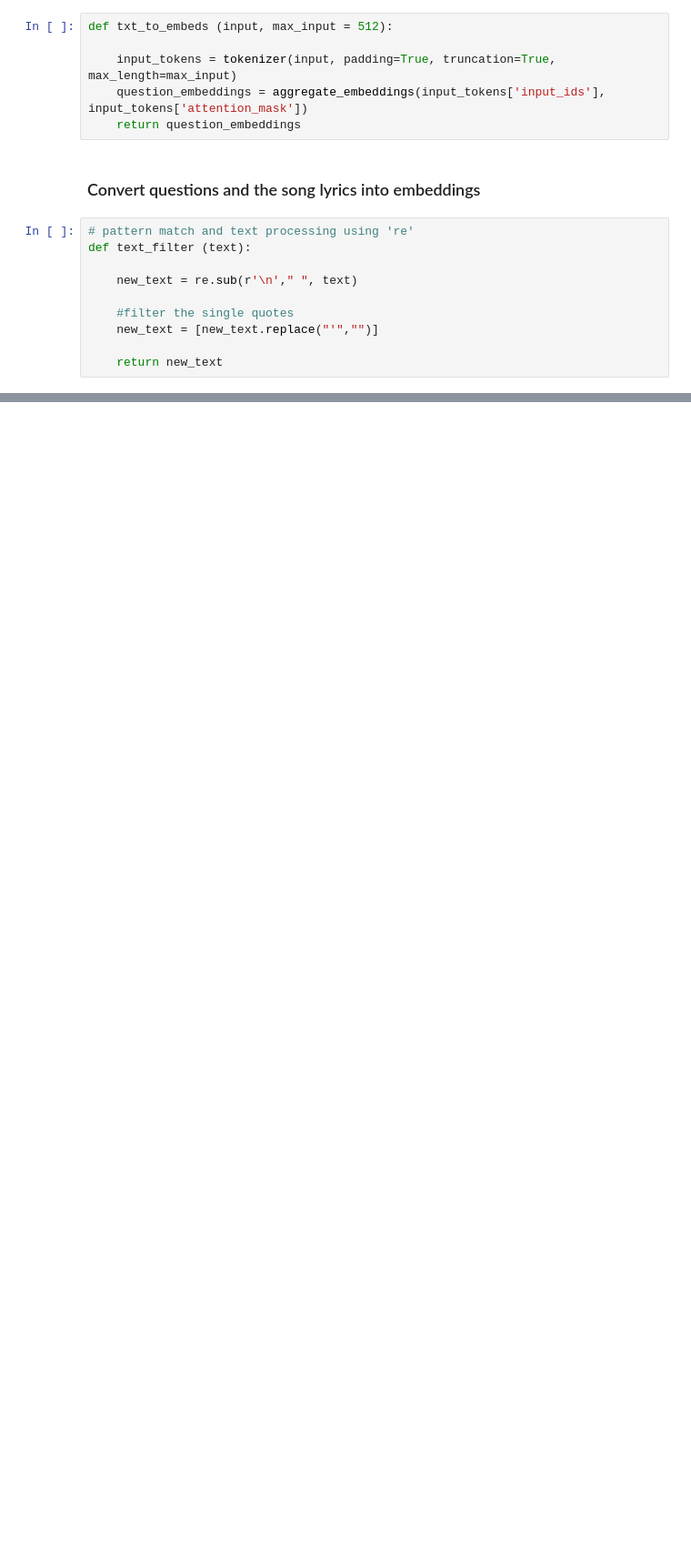
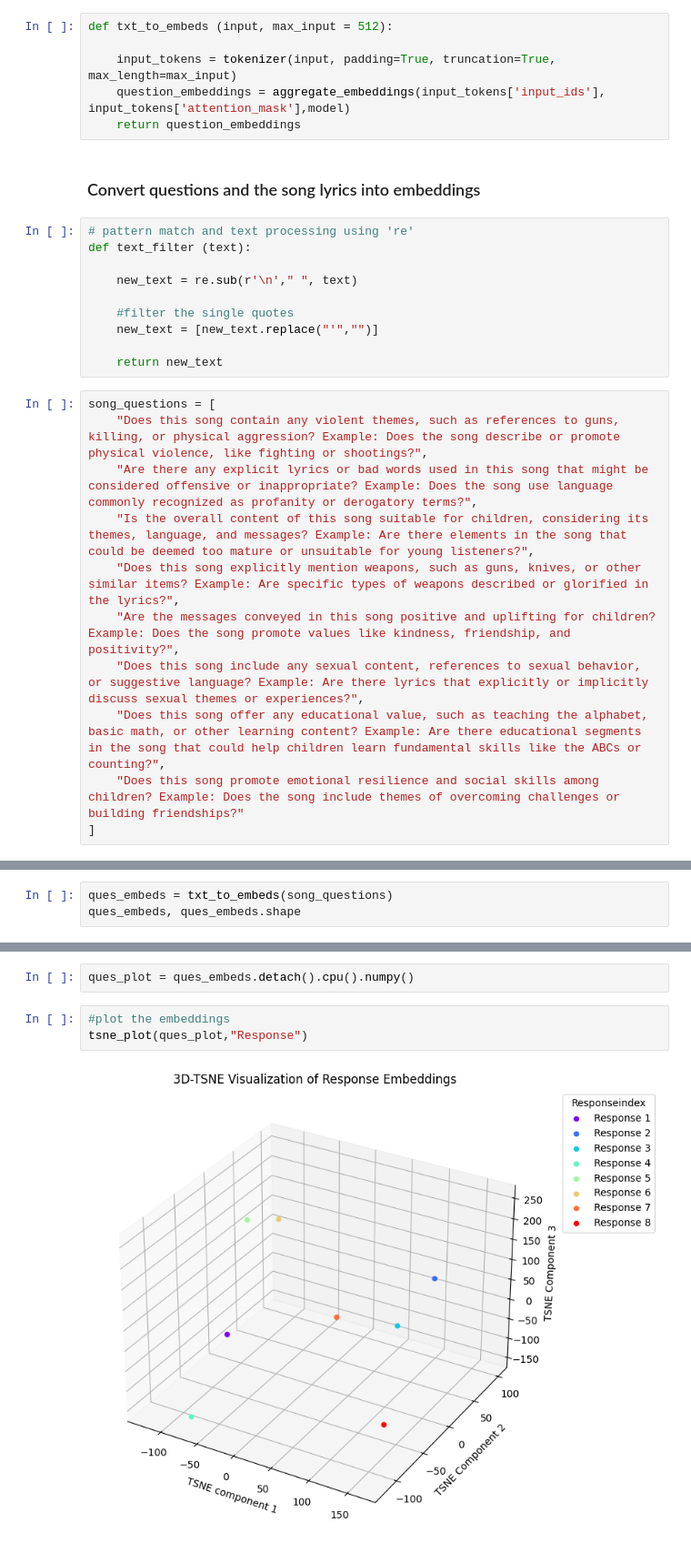
Before and after one commit to VishSeran/rag-policy-assistant, a Jupyter notebook: notebooks/children-song-filter.ipynb, the cells around one changed output, grey strips where cells are left out. Shown at 91% size. Saved outputs shown, nothing was run; the diff lists cells and outputs as text; blank space fills up the shorter version.

Commit message:
ques embeddings plot updated

```diff
--- a/notebooks/children-song-filter.ipynb
+++ b/notebooks/children-song-filter.ipynb
@@ -226,7 +218,7 @@ def aggregate_embeddings (input_ids, attention_mask, model:BertModel):
 def txt_to_embeds (input, max_input = 512):
 
     input_tokens = tokenizer(input, padding=True, truncation=True, max_length=max_input)
-    question_embeddings = aggregate_embeddings(input_tokens['input_ids'], input_tokens['attention_mask'])
+    question_embeddings = aggregate_embeddings(input_tokens['input_ids'], input_tokens['attention_mask'],model)
     return question_embeddings
 # %% [markdown]
 ### Convert questions and the song lyrics into embeddings
@@ -240,3 +232,14 @@ def text_filter (text):
     new_text = [new_text.replace("'","")]
 
     return new_text
+# %%
+song_questions = [
+    "Does this song contain any violent themes, such as references to guns, killing, or physical aggression? Example: Does the song describe or promote physical violence, like fighting or shootings?",
+    "Are there any explicit lyrics or bad words used in this song that might be considered offensive or inappropriate? Example: Does the song use language commonly recognized as profanity or derogatory terms?",
+    "Is the overall content of this song suitable for children, considering its themes, language, and messages? Example: Are there elements in the song that could be deemed too mature or unsuitable for young listeners?",
+    "Does this song explicitly mention weapons, such as guns, knives, or other similar items? Example: Are specific types of weapons described or glorified in the lyrics?",
+    "Are the messages conveyed in this song positive and uplifting for children? Example: Does the song promote values like kindness, friendship, and positivity?",
+    "Does this song include any sexual content, references to sexual behavior, or suggestive language? Example: Are there lyrics that explicitly or implicitly discuss sexual themes or experiences?",
+    "Does this song offer any educational value, such as teaching the alphabet, basic math, or other learning content? Example: Are there educational segments in the song that could help children learn fundamental skills like the ABCs or counting?",
+    "Does this song promote emotional resilience and social skills among children? Example: Does the song include themes of overcoming challenges or building friendships?"
+]
@@ -242,0 +248,3 @@ def text_filter (text):
+# %%
+ques_embeds = txt_to_embeds(song_questions)
+ques_embeds, ques_embeds.shape
@@ -242,0 +261,7 @@ def text_filter (text):
+# %%
+ques_plot = ques_embeds.detach().cpu().numpy()
+# %%
+#plot the embeddings
+tsne_plot(ques_plot,"Response")
+# %% [output]
+[figure, added]
```
Also changed, not shown: parts of 13 cells of this notebook.
